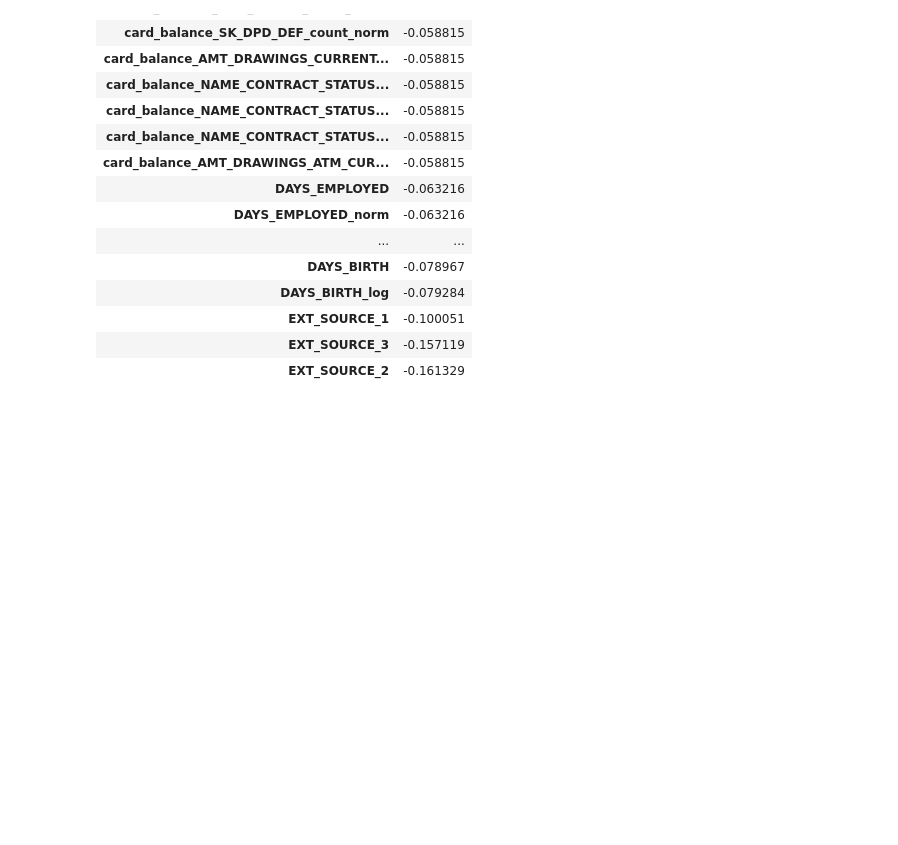
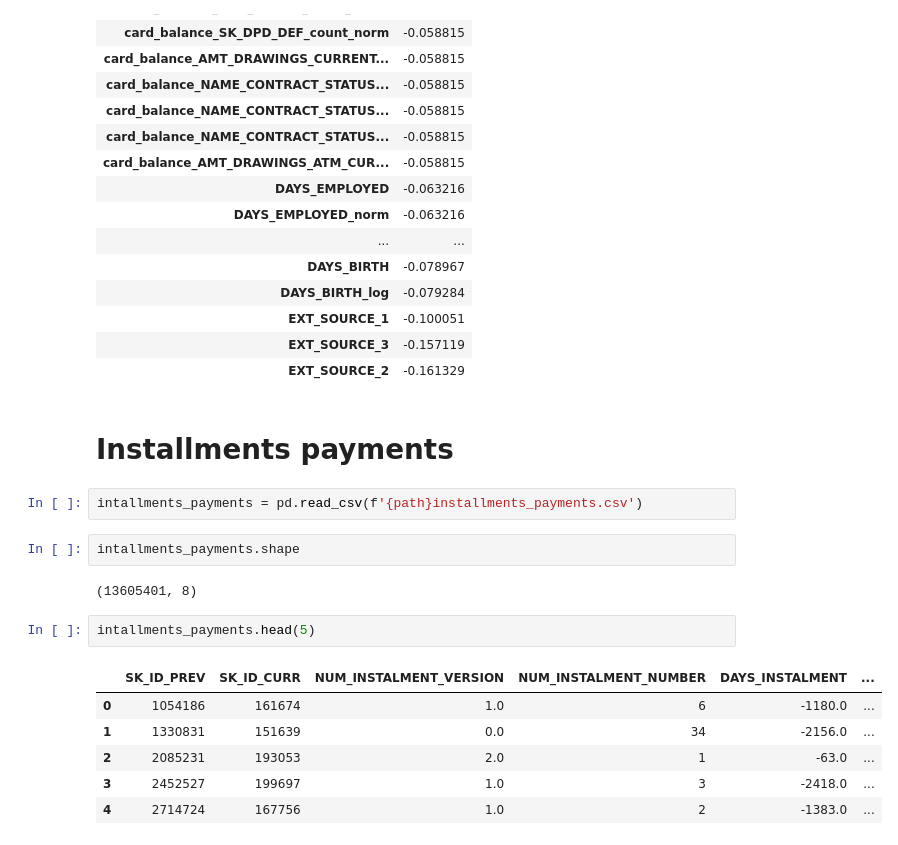
Before and after one commit to IML-Project/Home_Credit_Default_Risk_Project, a Jupyter notebook: FeatureEngineering.ipynb, the cells around one changed output. Saved outputs shown, nothing was run; the diff lists cells and outputs as text; blank space fills up the shorter version.

```diff
--- a/FeatureEngineering.ipynb
+++ b/FeatureEngineering.ipynb
@@ -935,3 +935,20 @@ new_cors.tail(20)
 | EXT_SOURCE_1 | -0.100051 |
 | EXT_SOURCE_3 | -0.157119 |
 | EXT_SOURCE_2 | -0.161329 |
+# %% [markdown]
+# Installments payments
+# %%
+intallments_payments = pd.read_csv(f'{path}installments_payments.csv')
+# %%
+intallments_payments.shape
+# %% [output]
+(13605401, 8)
+# %%
+intallments_payments.head(5)
+# %% [output]
+|  | SK_ID_PREV | SK_ID_CURR | NUM_INSTALMENT_VERSION | NUM_INSTALMENT_NUMBER | DAYS_INSTALMENT | ... |
+| 0 | 1054186 | 161674 | 1.0 | 6 | -1180.0 | ... |
+| 1 | 1330831 | 151639 | 0.0 | 34 | -2156.0 | ... |
+| 2 | 2085231 | 193053 | 2.0 | 1 | -63.0 | ... |
+| 3 | 2452527 | 199697 | 1.0 | 3 | -2418.0 | ... |
+| 4 | 2714724 | 167756 | 1.0 | 2 | -1383.0 | ... |
```
Also changed, not shown: parts of 51 cells of this notebook.
